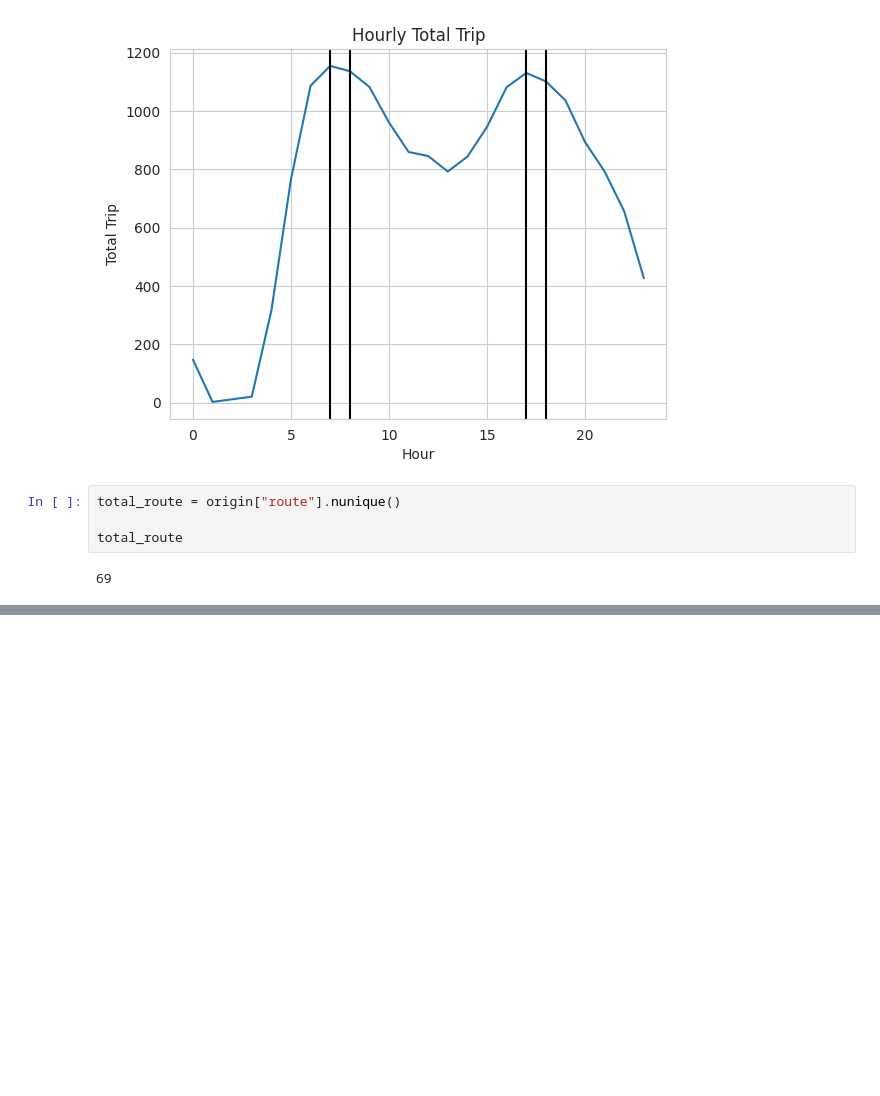
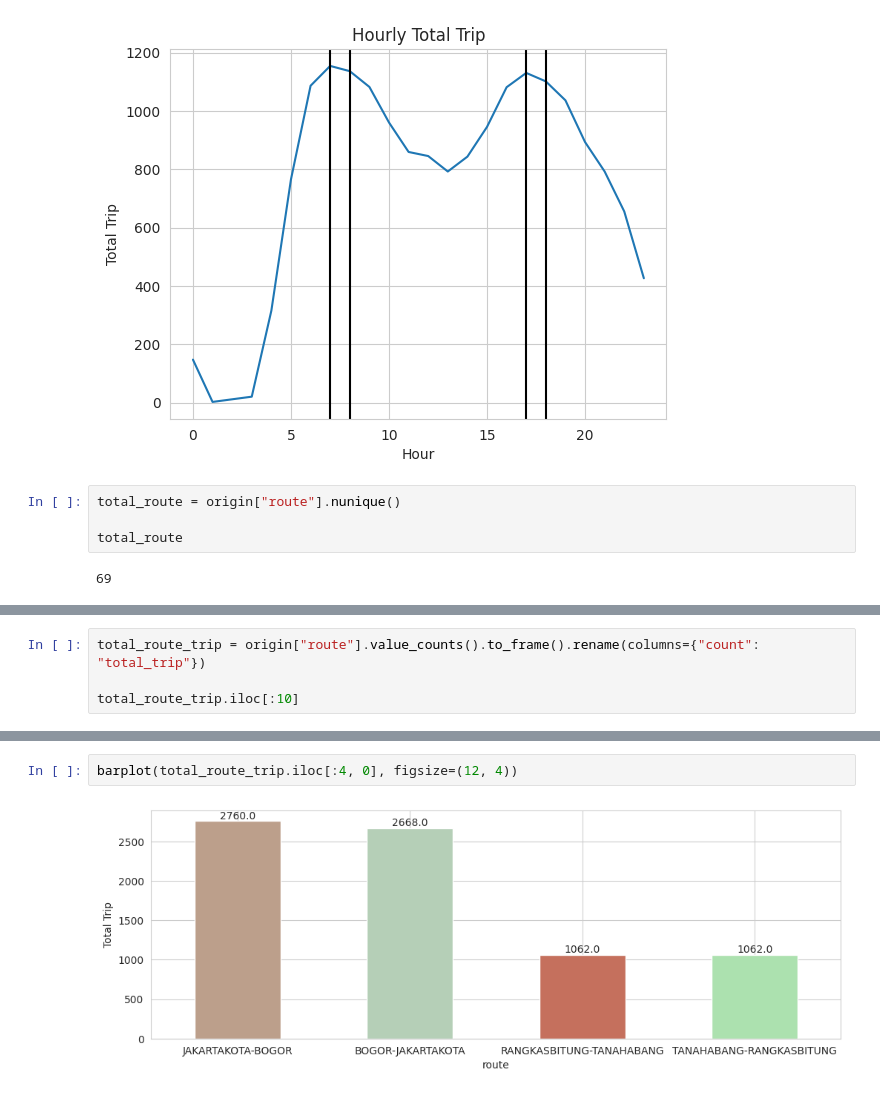
Before and after one commit to Kelnit/Year, a Jupyter notebook: Year.ipynb, the cells around one changed output, grey strips where cells are left out. Cells and saved outputs as stored; diff of their text form; blank space fills up the shorter version.

```diff
--- a/Year.ipynb
+++ b/Year.ipynb
@@ -177,0 +184,4 @@ total_asal
+# %%
+total_route_trip = origin["route"].value_counts().to_frame().rename(columns={"count": "total_trip"})
+
+total_route_trip.iloc[:10]
@@ -177,0 +201,4 @@ total_asal
+# %%
+barplot(total_route_trip.iloc[:4, 0], figsize=(12, 4))
+# %% [output]
+[figure, added]
```
Also changed, not shown: parts of 8 cells of this notebook.
